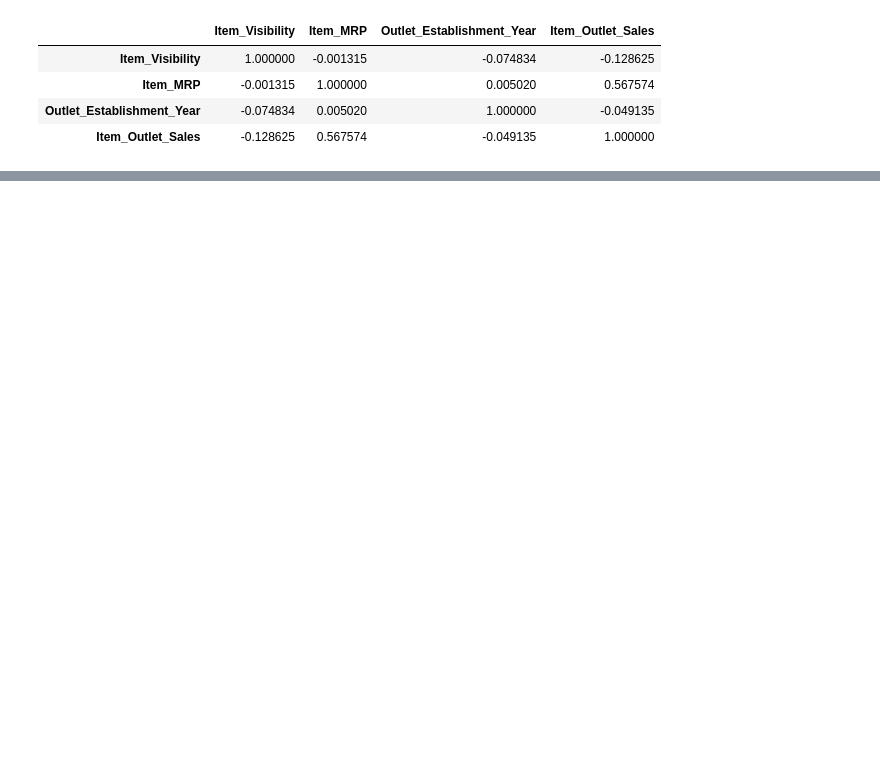
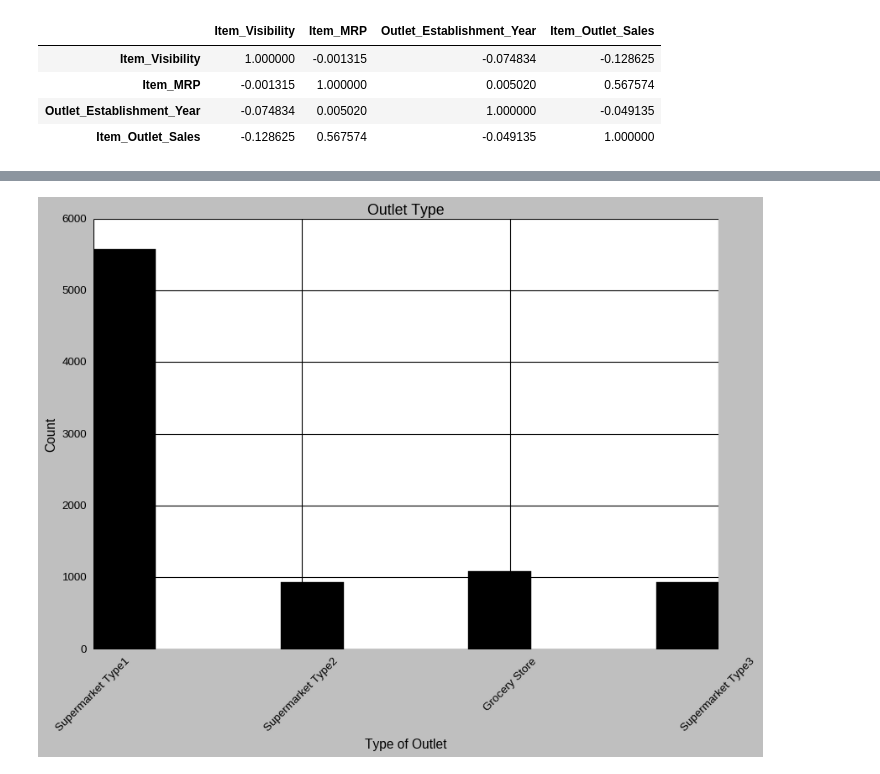
Before and after one commit to Sabrinapearlpervez/food-sales-predictions, a Jupyter notebook: food_sales_predictions.ipynb, the cells around one changed output, grey strips where cells are left out. Drawn from its saved outputs; the diff is of its cells as text; code cells hidden in the pictures; blank space fills up the shorter version.

```diff
--- a/food_sales_predictions.ipynb
+++ b/food_sales_predictions.ipynb
@@ -228,0 +242,14 @@ sns.heatmap(corr, cmap = 'Purples', annot =True);
+# %%
+
+fig = plt.figure()
+fig.set_figheight(8)
+fig.set_figwidth(12)
+plt.xticks(rotation = 45, fontsize=12)
+plt.yticks(fontsize=12)
+plt.xlabel('Type of Outlet', fontsize=14)
+plt.ylabel('Count', fontsize=14)
+plt.title('Outlet Type')
+plt.style.use('grayscale')
+df['Outlet_Type'].hist();
+# %% [output]
+[figure, added]
```
Also changed, not shown: parts of 8 cells of this notebook.
